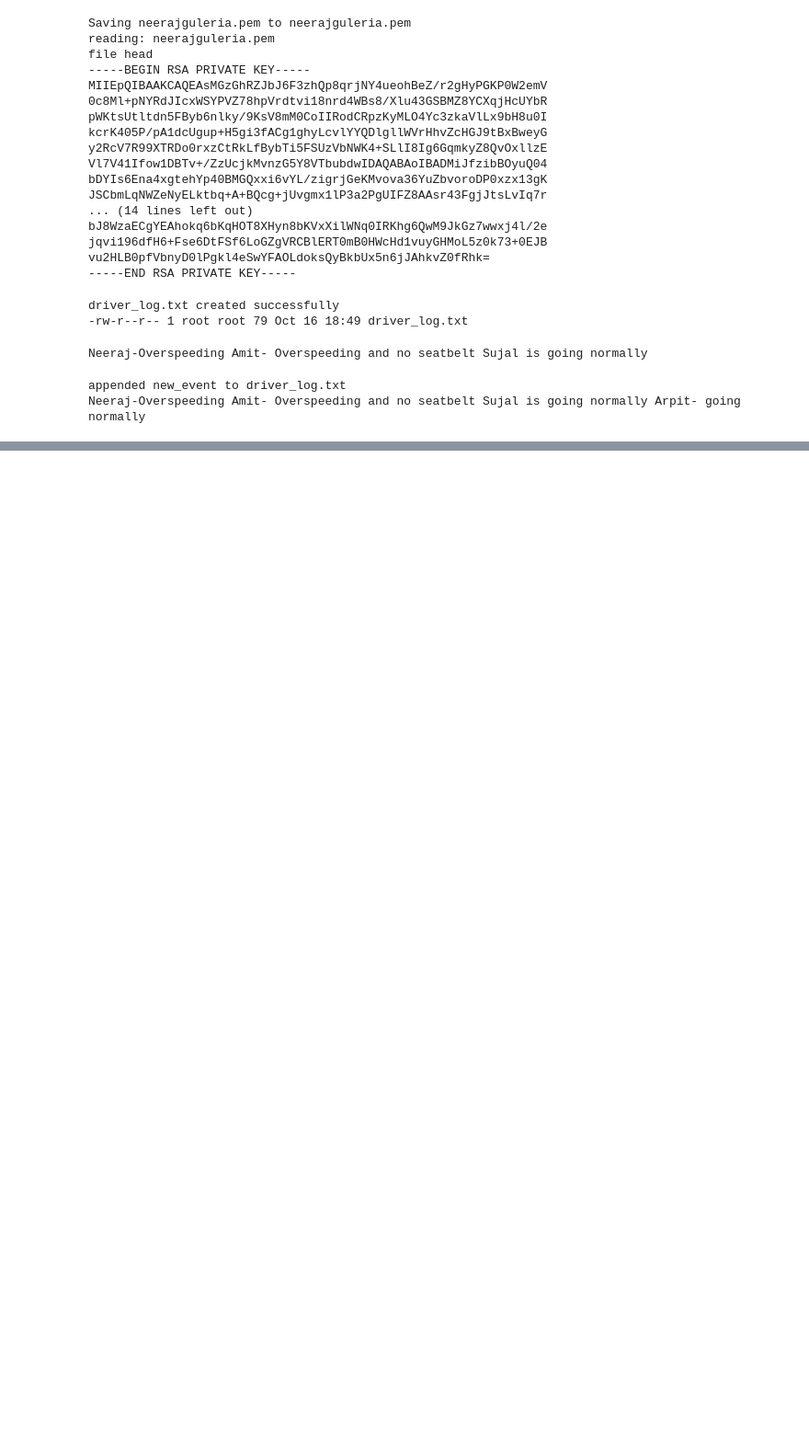
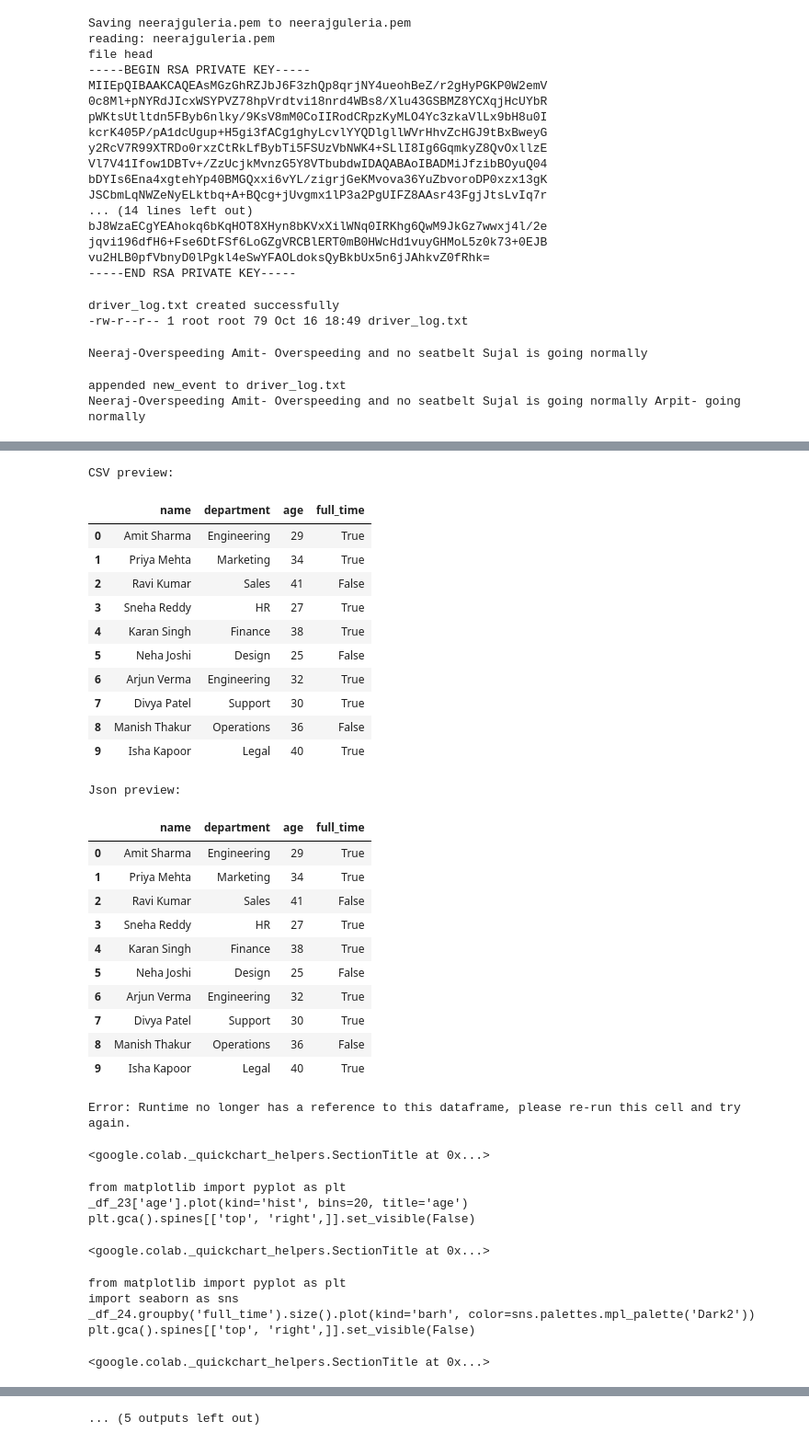
Before and after one commit to neerajguleria1/Python-Learning, a Jupyter notebook: day10.ipynb, the cells around one changed output, grey strips where cells are left out. Shown at 92% size. Saved outputs shown, nothing was run; the diff lists cells and outputs as text; code cells hidden in the pictures; blank space fills up the shorter version.

```diff
--- a/day10.ipynb
+++ b/day10.ipynb
@@ -106,0 +133,66 @@ files.download("driver_log.txt")
+# %%
+import csv,json
+import pandas as pd
+employees = [
+    {"name": "Amit Sharma", "department": "Engineering", "age": 29, "full_time": True},
+    {"name": "Priya Mehta", "department": "Marketing", "age": 34, "full_time": True},
+    {"name": "Ravi Kumar", "department": "Sales", "age": 41, "full_time": False},
+    {"name": "Sneha Reddy", "department": "HR", "age": 27, "full_time": True},
+    {"name": "Karan Singh", "department": "Finance", "age": 38, "full_time": True},
+    {"name": "Neha Joshi", "department": "Design", "age": 25, "full_time": False},
+    {"name": "Arjun Verma", "department": "Engineering", "age": 32, "full_time": True},
+    {"name": "Divya Patel", "department": "Support", "age": 30, "full_time": True},
+    {"name": "Manish Thakur", "department": "Operations", "age": 36, "full_time": False},
+    {"name": "Isha Kapoor", "department": "Legal", "age": 40, "full_time": True}
+]
+
+csv_file= "employees.csv"
+with open(csv_file,"w",newline="",encoding="utf-8") as f:
+  writer=csv.DictWriter(f,fieldnames=["name","department","age","full_time"])
+  writer.writeheader()
+  writer.writerows(employees)
+
+json_file= "employees.json"
+with open(json_file,"w",encoding="utf-8") as f:
+  json.dump(employees,f,indent=2)
+
+print("CSV preview:")
+display(pd.read_csv(csv_file))
+print("Json preview:")
+display(pd.read_json(json_file))
+# %% [output]
+CSV preview:
+|  | name | department | age | full_time |
+| 0 | Amit Sharma | Engineering | 29 | True |
+| 1 | Priya Mehta | Marketing | 34 | True |
+| 2 | Ravi Kumar | Sales | 41 | False |
+| 3 | Sneha Reddy | HR | 27 | True |
+| 4 | Karan Singh | Finance | 38 | True |
+| 5 | Neha Joshi | Design | 25 | False |
+| 6 | Arjun Verma | Engineering | 32 | True |
+| 7 | Divya Patel | Support | 30 | True |
+| 8 | Manish Thakur | Operations | 36 | False |
+| 9 | Isha Kapoor | Legal | 40 | True |
+Json preview:
+|  | name | department | age | full_time |
+| 0 | Amit Sharma | Engineering | 29 | True |
+| 1 | Priya Mehta | Marketing | 34 | True |
+| 2 | Ravi Kumar | Sales | 41 | False |
+| 3 | Sneha Reddy | HR | 27 | True |
+| 4 | Karan Singh | Finance | 38 | True |
+| 5 | Neha Joshi | Design | 25 | False |
+| 6 | Arjun Verma | Engineering | 32 | True |
+| 7 | Divya Patel | Support | 30 | True |
+| 8 | Manish Thakur | Operations | 36 | False |
+| 9 | Isha Kapoor | Legal | 40 | True |
+Error: Runtime no longer has a reference to this dataframe, please re-run this cell and try again.
+<google.colab._quickchart_helpers.SectionTitle at 0x...>
+from matplotlib import pyplot as plt
+_df_23['age'].plot(kind='hist', bins=20, title='age')
+plt.gca().spines[['top', 'right',]].set_visible(False)
+<google.colab._quickchart_helpers.SectionTitle at 0x...>
+from matplotlib import pyplot as plt
+import seaborn as sns
+_df_24.groupby('full_time').size().plot(kind='barh', color=sns.palettes.mpl_palette('Dark2'))
+plt.gca().spines[['top', 'right',]].set_visible(False)
+<google.colab._quickchart_helpers.SectionTitle at 0x...>
@@ -106,0 +233 @@ files.download("driver_log.txt")
+... (5 outputs left out)
```
Also changed, not shown: parts of 4 cells of this notebook.
